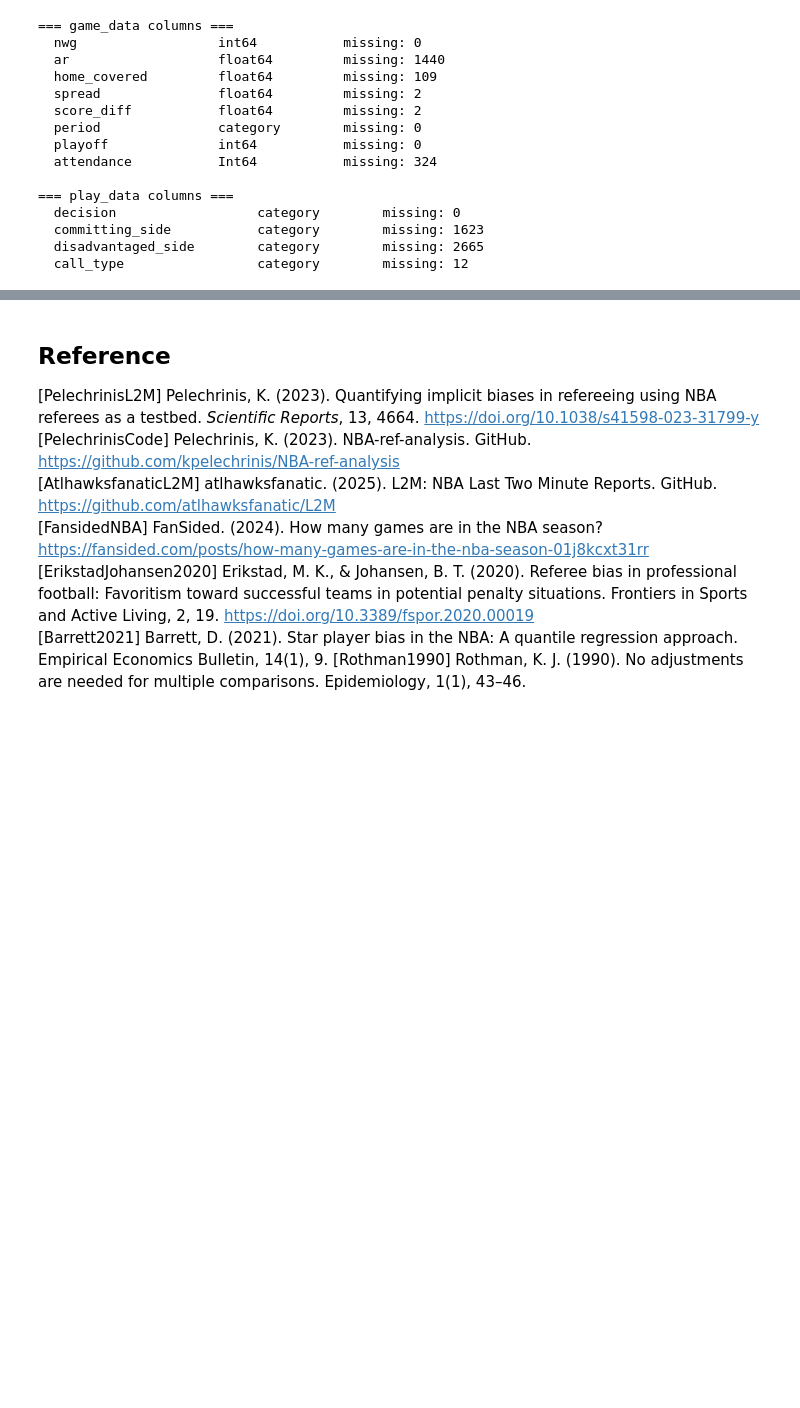
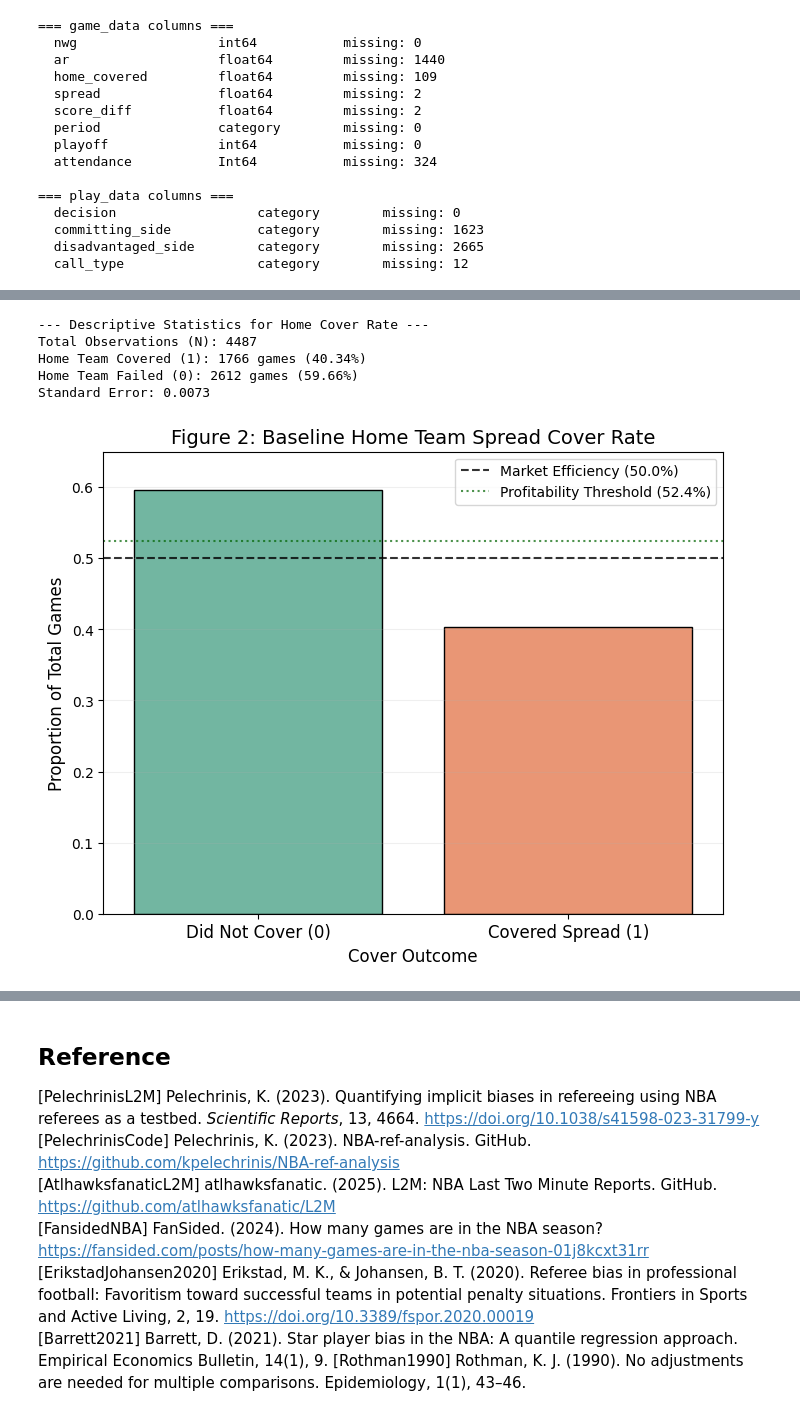
Before and after one commit to RoumenNikolov/decision-bias-study, a Jupyter notebook: bias_analysis.ipynb, the cells around one changed output, grey strips where cells are left out. Drawn from its saved outputs; the diff is of its cells as text; code cells hidden in the pictures; blank space fills up the shorter version.

```diff
--- a/bias_analysis.ipynb
+++ b/bias_analysis.ipynb
@@ -2080,0 +2077,5 @@ After drop missing spread: 14154 (dropped 3)
+# %%
+# Step 1 — Filter to L2M coverage period
+rows_before = len(betting_data)
+betting_clean = betting_data[betting_data['season'] >= 2015].copy()
+print(f"After season filter: {len(betting_clean)} (dropped {rows_before - len(betting_clean)})")
@@ -2682,0 +2780,46 @@ print_variable()
+# %%
+# --- STEP 6.2: Home Cover Rate Baseline Analysis (Updated to fix FutureWarning) ---
+
+# 1. Calculate frequency and proportions for the 'home_covered' variable
+cover_counts = game_data['home_covered'].value_counts().sort_index()
+cover_probs = game_data['home_covered'].value_counts(normalize=True).sort_index()
+
+# 2. Calculate the Standard Error (SE) for the proportion
+n_obs = len(game_data)
+p_home_cover = cover_probs[1]
+std_error = np.sqrt((p_home_cover * (1 - p_home_cover)) / n_obs)
+
+print(f"--- Descriptive Statistics for Home Cover Rate ---")
+print(f"Total Observations (N): {n_obs}")
+print(f"Home Team Covered (1): {cover_counts[1]} games ({p_home_cover*100:.2f}%)")
+print(f"Home Team Failed (0): {cover_counts[0]} games ({cover_probs[0]*100:.2f}%)")
+print(f"Standard Error: {std_error:.4f}")
+
+# 3. Visualization: Bar Chart of Cover Probabilities
+plt.figure(figsize=(8, 6))
+
+# Fixed: Added 'hue' and set 'legend=False' to eliminate the FutureWarning
+sns.barplot(x=cover_probs.index, y=cover_probs.values, hue=cover_probs.index,
+            palette='Set2', edgecolor='black', legend=False)
+
+# Add reference lines for market efficiency and break-even points
+plt.axhline(0.50, color='black', linestyle='--', alpha=0.8, label='Market Efficiency (50.0%)')
+plt.axhline(0.524, color='darkgreen', linestyle=':', alpha=0.7, label='Profitability Threshold (52.4%)')
+
+# Formatting the plot
+plt.title('Figure 2: Baseline Home Team Spread Cover Rate', fontsize=14)
+plt.xticks([0, 1], ['Did Not Cover (0)', 'Covered Spread (1)'], fontsize=12)
+plt.ylabel('Proportion of Total Games', fontsize=12)
+plt.xlabel('Cover Outcome', fontsize=12)
+plt.ylim(0, 0.65) # Slightly increased limit for better label placement
+plt.legend(loc='upper right')
+plt.grid(axis='y', alpha=0.2)
+
+plt.show()
+# %% [output]
+--- Descriptive Statistics for Home Cover Rate ---
+Total Observations (N): 4487
+Home Team Covered (1): 1766 games (40.34%)
+Home Team Failed (0): 2612 games (59.66%)
+Standard Error: 0.0073
+[figure, added]
```
Also changed, not shown: parts of 50 cells of this notebook, 12 other files.
